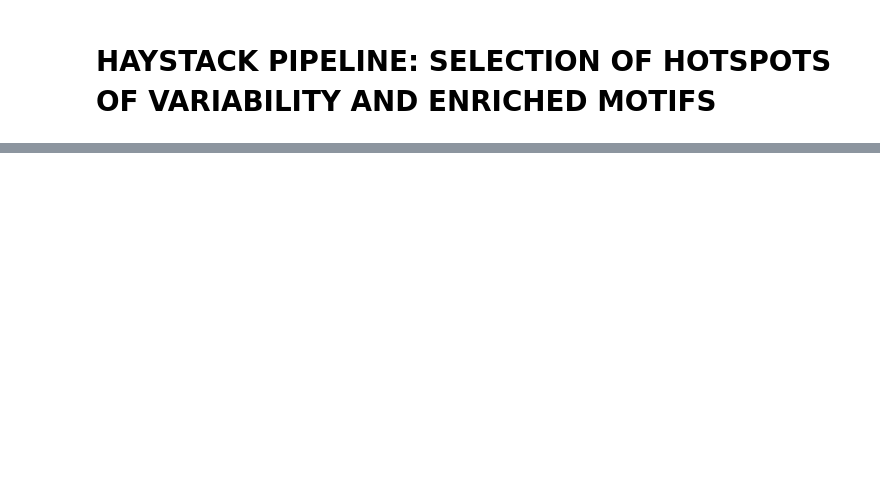
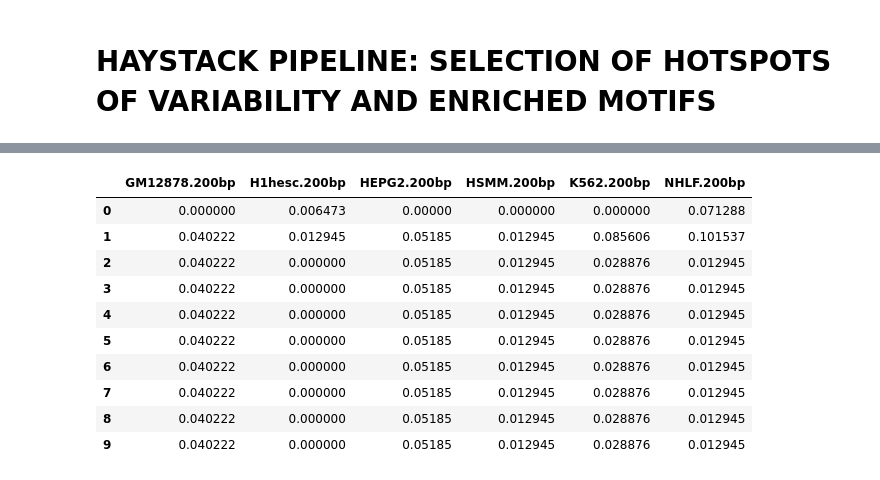
Before and after one commit to pinellolab/haystack_bio, a Jupyter notebook: haystack/haystack_notebook.ipynb, the cells around one changed output, grey strips where cells are left out. Drawn from its saved outputs; the diff is of its cells as text; code cells hidden in the pictures; blank space fills up the shorter version.

```diff
--- a/haystack/haystack_notebook.ipynb
+++ b/haystack/haystack_notebook.ipynb
@@ -554,0 +418,26 @@ for base_name, bam_filename in zip(sample_names, bam_filenames):
+# %%
+
+if disable_quantile_normalization:
+    info('Skipping quantile normalization...')
+    df_chip_to_bigwig(df_chip, coordinates_bin)
+
+else:
+    info('Normalizing the data...')
+    df_chip = pd.DataFrame(quantile_normalization(df_chip.values),
+                               columns=df_chip.columns,
+                               index=df_chip.index)
+    df_chip_to_bigwig(df_chip, coordinates_bin, normalized=True)
+# %%
+df_chip.head(10)
+# %% [output]
+|  | GM12878.200bp | H1hesc.200bp | HEPG2.200bp | HSMM.200bp | K562.200bp | NHLF.200bp |
+| 0 | 0.000000 | 0.006473 | 0.00000 | 0.000000 | 0.000000 | 0.071288 |
+| 1 | 0.040222 | 0.012945 | 0.05185 | 0.012945 | 0.085606 | 0.101537 |
+| 2 | 0.040222 | 0.000000 | 0.05185 | 0.012945 | 0.028876 | 0.012945 |
+| 3 | 0.040222 | 0.000000 | 0.05185 | 0.012945 | 0.028876 | 0.012945 |
+| 4 | 0.040222 | 0.000000 | 0.05185 | 0.012945 | 0.028876 | 0.012945 |
+| 5 | 0.040222 | 0.000000 | 0.05185 | 0.012945 | 0.028876 | 0.012945 |
+| 6 | 0.040222 | 0.000000 | 0.05185 | 0.012945 | 0.028876 | 0.012945 |
+| 7 | 0.040222 | 0.000000 | 0.05185 | 0.012945 | 0.028876 | 0.012945 |
+| 8 | 0.040222 | 0.000000 | 0.05185 | 0.012945 | 0.028876 | 0.012945 |
+| 9 | 0.040222 | 0.000000 | 0.05185 | 0.012945 | 0.028876 | 0.012945 |
```
Also changed, not shown: parts of 30 cells of this notebook.
